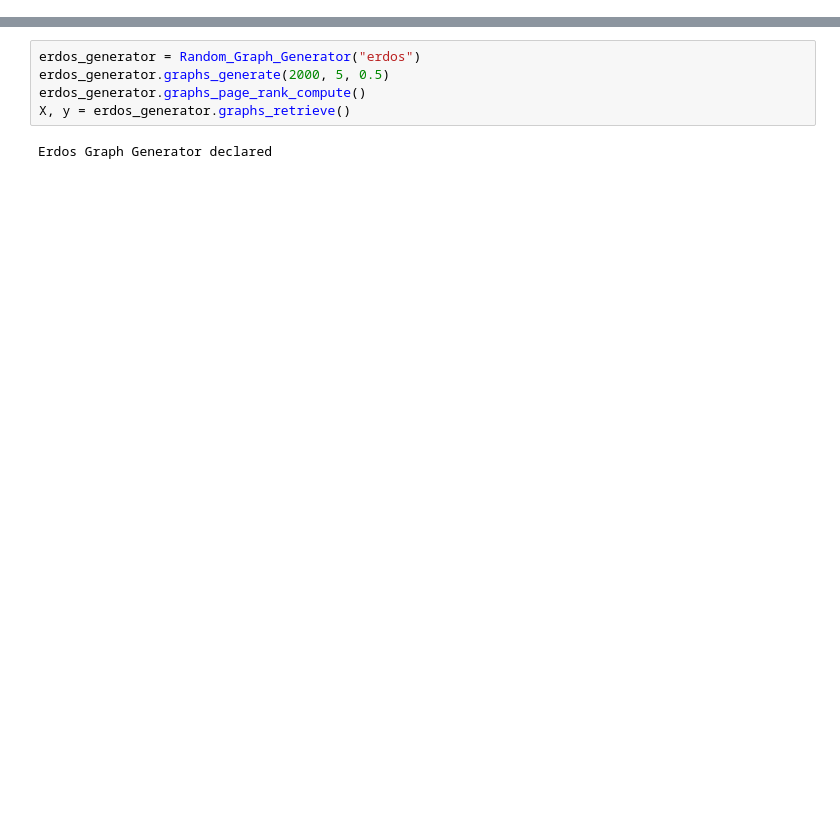
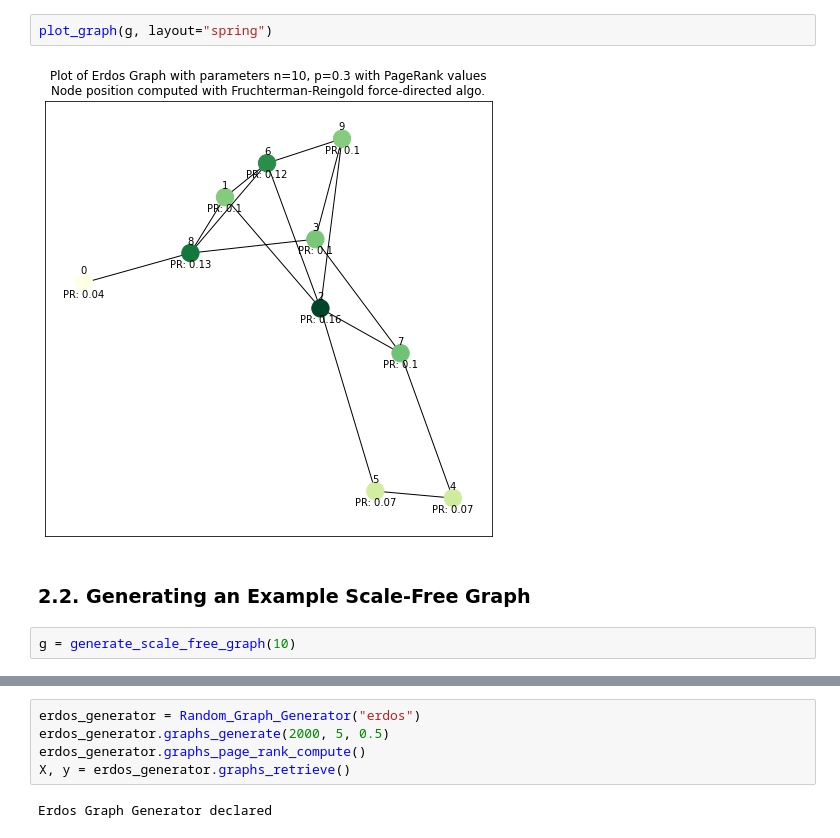
Before and after one commit to qlero/page_rank_GNN, a Jupyter notebook: page_rank_gnn.ipynb, the cells around one changed output, grey strips where cells are left out. Saved outputs shown, nothing was run; the diff lists cells and outputs as text; blank space fills up the shorter version.

```diff
--- a/page_rank_gnn.ipynb
+++ b/page_rank_gnn.ipynb
@@ -21,0 +155,8 @@ import numpy as np
+# %%
+plot_graph(g, layout="spring")
+# %% [output]
+[figure, added]
+# %% [markdown]
+### 2.2. Generating an Example Scale-Free Graph
+# %%
+g = generate_scale_free_graph(10)
```
Also changed, not shown: parts of 27 cells of this notebook, 5 other files.
